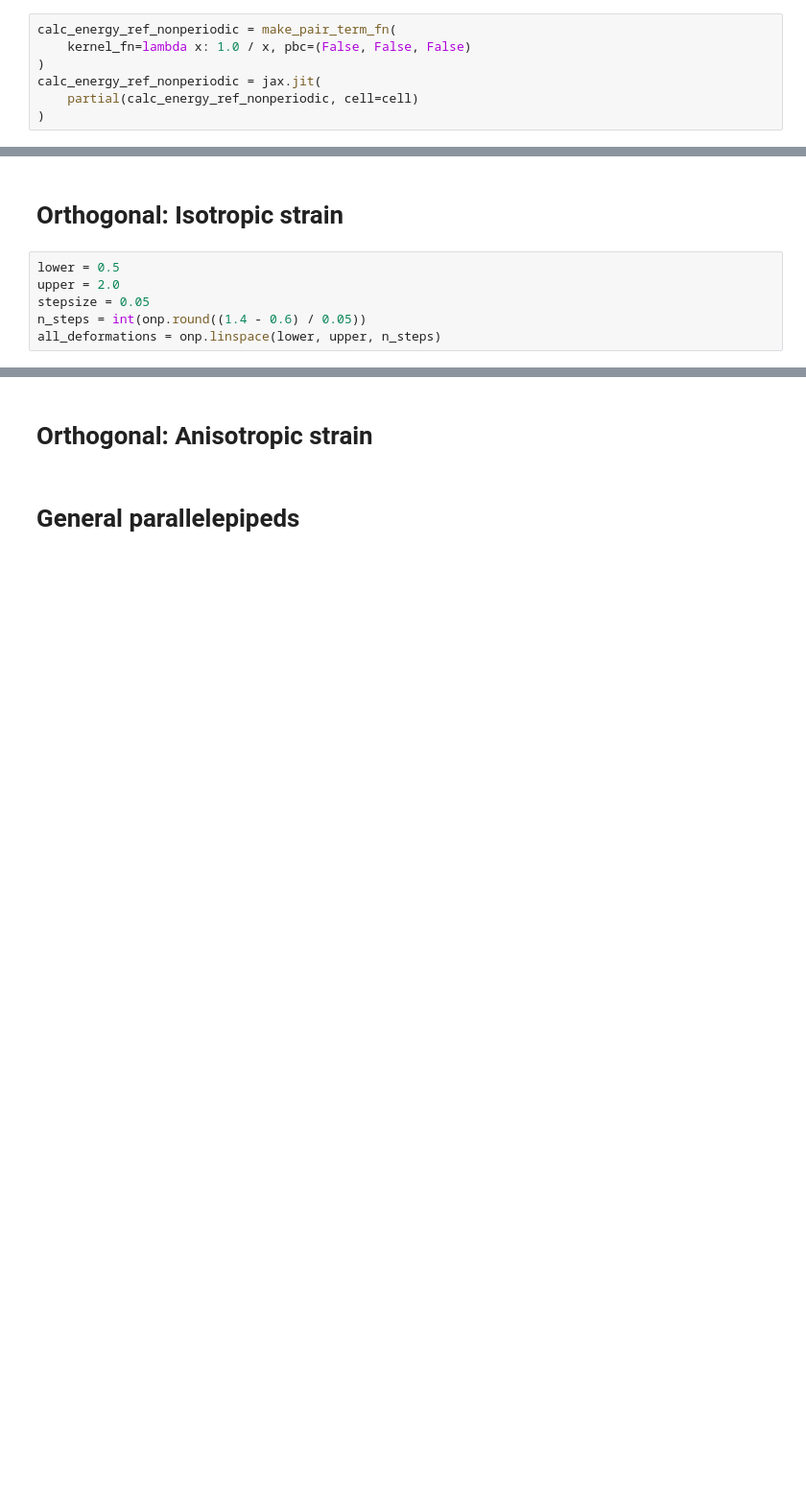
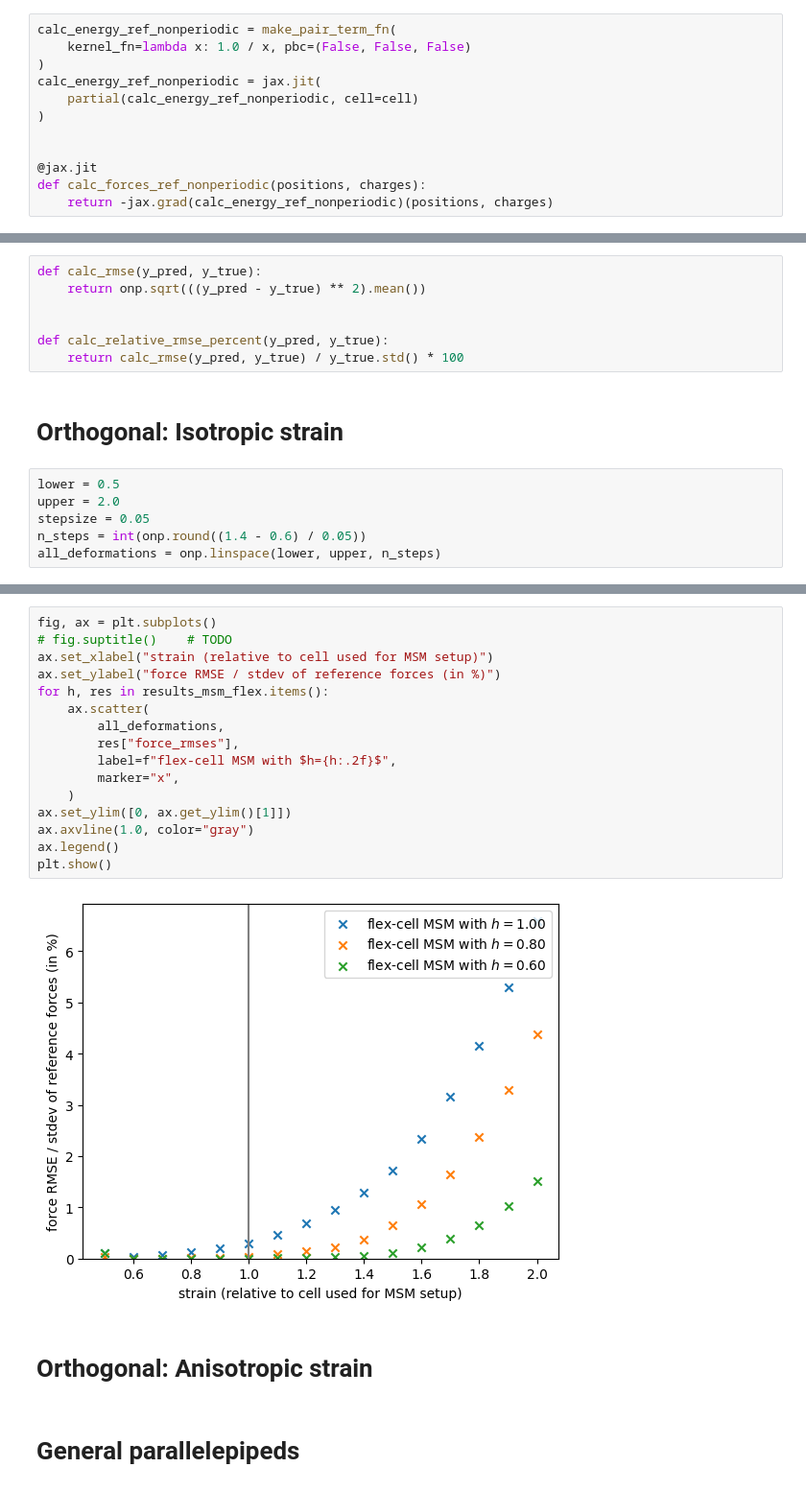
Before and after one commit to Madsen-s-research-group/msmjax, a Jupyter notebook: examples/flexible_cell.ipynb, the cells around one changed output, grey strips where cells are left out. Shown: that part at 96% size. Cells and saved outputs as stored; diff of their text form; blank space fills up the shorter version.

```diff
--- a/examples/flexible_cell.ipynb
+++ b/examples/flexible_cell.ipynb
@@ -39,6 +44,11 @@ calc_energy_ref_nonperiodic = make_pair_term_fn(
 calc_energy_ref_nonperiodic = jax.jit(
     partial(calc_energy_ref_nonperiodic, cell=cell)
 )
+
+
+@jax.jit
+def calc_forces_ref_nonperiodic(positions, charges):
+    return -jax.grad(calc_energy_ref_nonperiodic)(positions, charges)
 # %%
 def set_up_flex_cell_msm_energy_fn(reference_cell, pbc, **msm_params):
     kernel_fns, _, _ = set_up_grids_and_kernels(
@@ -62,3 +74,10 @@ def set_up_flex_cell_msm_energy_fn(reference_cell, pbc, **msm_params):
+# %%
+def calc_rmse(y_pred, y_true):
+    return onp.sqrt(((y_pred - y_true) ** 2).mean())
+
+
+def calc_relative_rmse_percent(y_pred, y_true):
+    return calc_rmse(y_pred, y_true) / y_true.std() * 100
 # %% [markdown]
 # Orthogonal: Isotropic strain
 # %%
@@ -152,3 +169,21 @@ plt.show()
+# %%
+fig, ax = plt.subplots()
+# fig.suptitle()    # TODO
+ax.set_xlabel("strain (relative to cell used for MSM setup)")
+ax.set_ylabel("force RMSE / stdev of reference forces (in %)")
+for h, res in results_msm_flex.items():
+    ax.scatter(
+        all_deformations,
+        res["force_rmses"],
+        label=f"flex-cell MSM with $h={h:.2f}$",
+        marker="x",
+    )
+ax.set_ylim([0, ax.get_ylim()[1]])
+ax.axvline(1.0, color="gray")
+ax.legend()
+plt.show()
+# %% [output]
+[figure, added]
 # %% [markdown]
 # Orthogonal: Anisotropic strain
 # %% [markdown]
```
Also changed, not shown: parts of 6 cells of this notebook.
